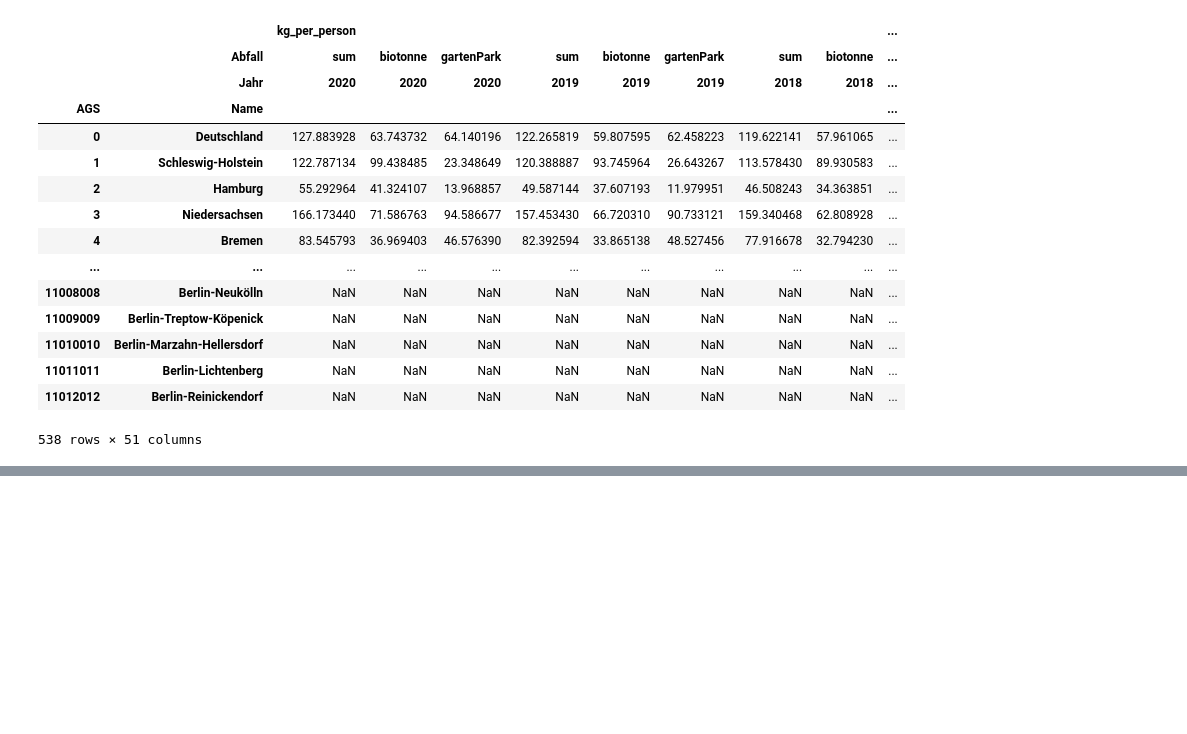
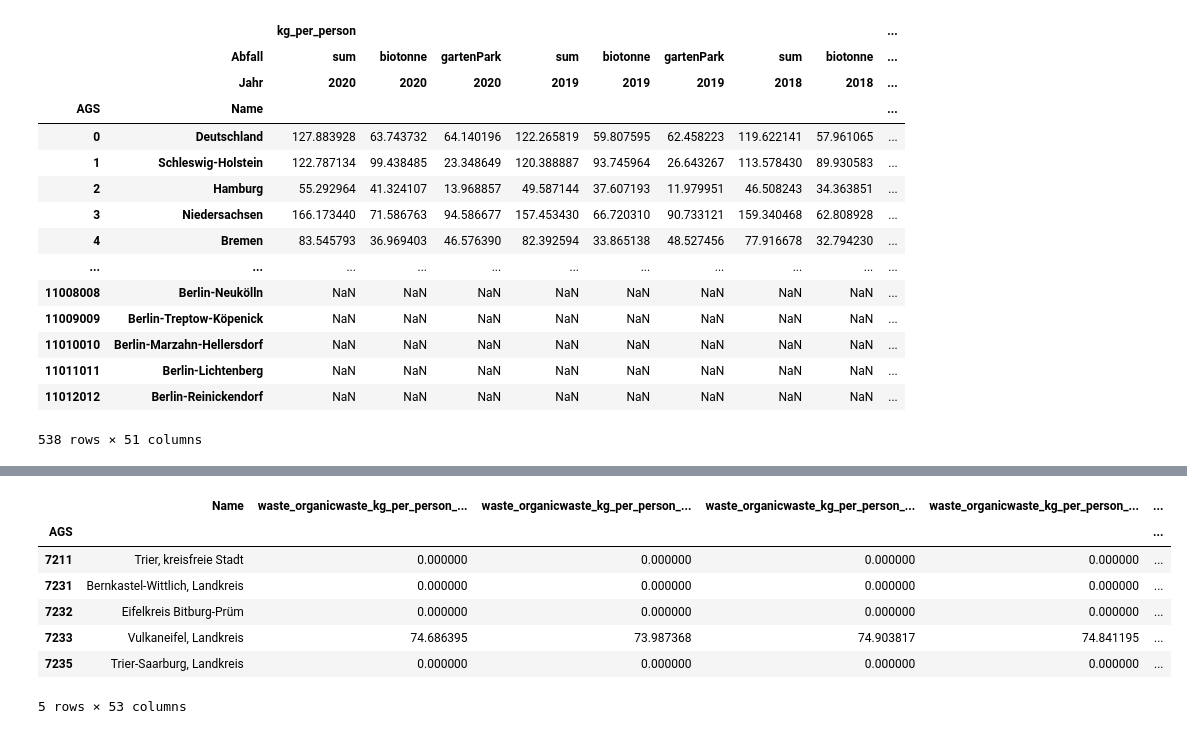
Before and after one commit to uclab-potsdam/klimataz, a Jupyter notebook: data/waste/final_data_waste_landkreis.ipynb, the cells around one changed output, grey strips where cells are left out. Saved outputs shown, nothing was run; the diff lists cells and outputs as text; code cells hidden in the pictures; blank space fills up the shorter version.

```diff
--- a/data/waste/final_data_waste_landkreis.ipynb
+++ b/data/waste/final_data_waste_landkreis.ipynb
@@ -335,3 +410,18 @@ nw_df
+# %%
+for j in abfallzw_kreise:
+    nw_df.loc[j,'waste_organicwaste_kg_per_person_biotonne_2016':'waste_organicwaste_kg_per_person_biotonne_2020']=nw_df.loc[7235,'waste_organicwaste_kg_per_person_biotonne_2016':'waste_organicwaste_kg_per_person_biotonne_2020']
+    nw_df.loc[j,'waste_organicwaste_kg_per_person_gartenPark_2016':'waste_organicwaste_kg_per_person_gartenPark_2020']=nw_df.loc[7235,'waste_organicwaste_kg_per_person_gartenPark_2016':'waste_organicwaste_kg_per_person_gartenPark_2020']
+    nw_df.loc[j,'waste_organicwaste_kg_per_person_sum_2016':'waste_organicwaste_kg_per_person_sum_2020']=nw_df.loc[7235,'waste_organicwaste_kg_per_person_sum_2016':'waste_organicwaste_kg_per_person_sum_2020']
+nw_df.loc[7211:7236]
+# %% [output]
+|  | Name | waste_organicwaste_kg_per_person_... | waste_organicwaste_kg_per_person_... | waste_organicwaste_kg_per_person_... | waste_organicwaste_kg_per_person_... | ... |
+| AGS |  |  |  |  |  | ... |
+| 7211 | Trier, kreisfreie Stadt | 0.000000 | 0.000000 | 0.000000 | 0.000000 | ... |
+| 7231 | Bernkastel-Wittlich, Landkreis | 0.000000 | 0.000000 | 0.000000 | 0.000000 | ... |
+| 7232 | Eifelkreis Bitburg-Prüm | 0.000000 | 0.000000 | 0.000000 | 0.000000 | ... |
+| 7233 | Vulkaneifel, Landkreis | 74.686395 | 73.987368 | 74.903817 | 74.841195 | ... |
+| 7235 | Trier-Saarburg, Landkreis | 0.000000 | 0.000000 | 0.000000 | 0.000000 | ... |
+5 rows × 53 columns
 # %%
 #save dataframe to file
 nw_df.to_csv("data/final_data_landkreis_waste_organicwaste_normalized.csv")
```
Also changed, not shown: parts of 6 cells of this notebook, 1 other file.
